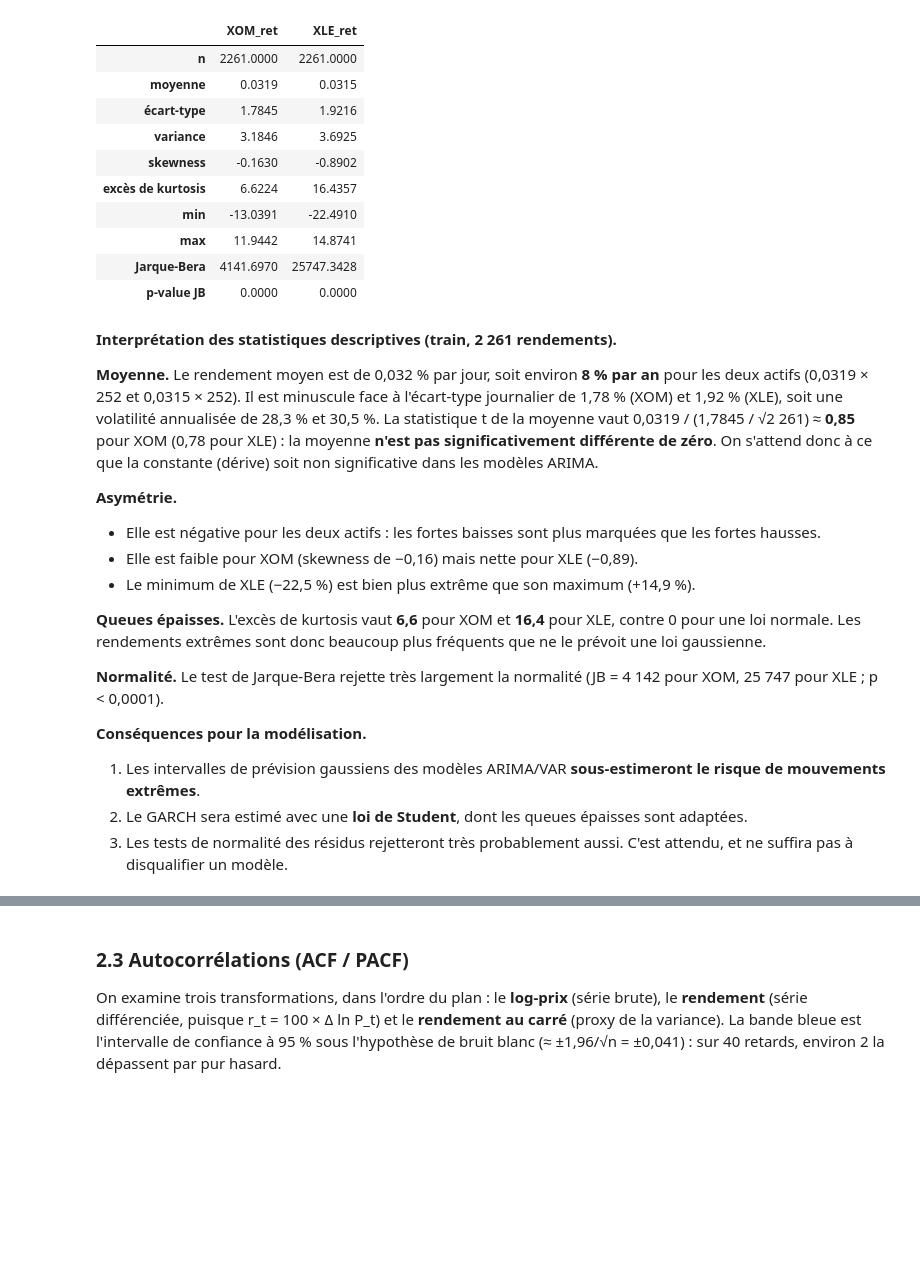
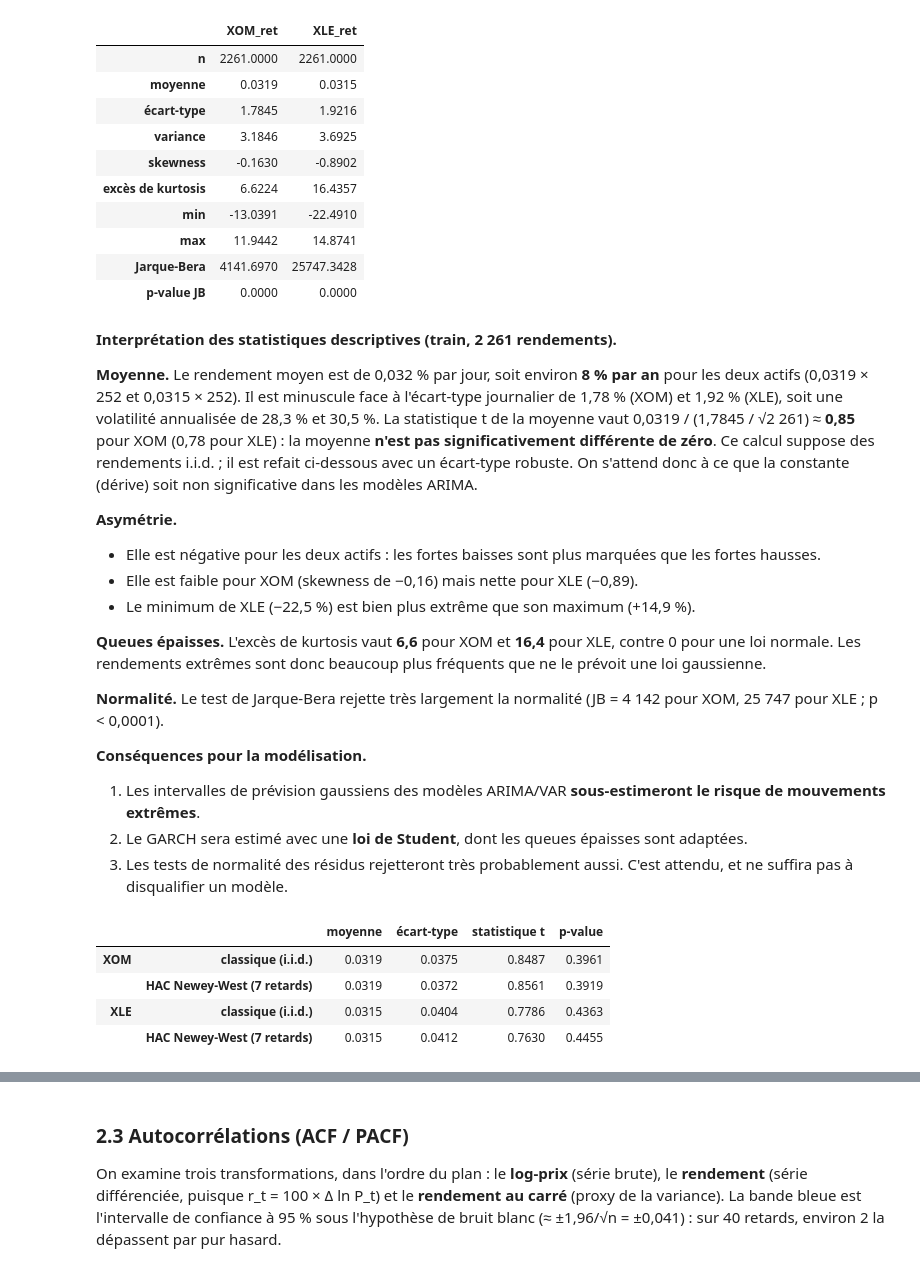
Before and after one commit to aziz28-dev/ts-project, a Jupyter notebook: notebooks/main_python.ipynb, the cells around one changed output, grey strips where cells are left out. Drawn from its saved outputs; the diff is of its cells as text; code cells hidden in the pictures; blank space fills up the shorter version.

```diff
--- a/notebooks/main_python.ipynb
+++ b/notebooks/main_python.ipynb
@@ -427,7 +427,7 @@ desc
 # %% [markdown]
 **Interprétation des statistiques descriptives (train, 2 261 rendements).**
 
-**Moyenne.** Le rendement moyen est de 0,032 % par jour, soit environ **8 % par an** pour les deux actifs (0,0319 × 252 et 0,0315 × 252). Il est minuscule face à l'écart-type journalier de 1,78 % (XOM) et 1,92 % (XLE), soit une volatilité annualisée de 28,3 % et 30,5 %. La statistique t de la moyenne vaut 0,0319 / (1,7845 / √2 261) ≈ **0,85** pour XOM (0,78 pour XLE) : la moyenne **n'est pas significativement différente de zéro**. On s'attend donc à ce que la constante (dérive) soit non significative dans les modèles ARIMA.
+**Moyenne.** Le rendement moyen est de 0,032 % par jour, soit environ **8 % par an** pour les deux actifs (0,0319 × 252 et 0,0315 × 252). Il est minuscule face à l'écart-type journalier de 1,78 % (XOM) et 1,92 % (XLE), soit une volatilité annualisée de 28,3 % et 30,5 %. La statistique t de la moyenne vaut 0,0319 / (1,7845 / √2 261) ≈ **0,85** pour XOM (0,78 pour XLE) : la moyenne **n'est pas significativement différente de zéro**. Ce calcul suppose des rendements i.i.d. ; il est refait ci-dessous avec un écart-type robuste. On s'attend donc à ce que la constante (dérive) soit non significative dans les modèles ARIMA.
 
 **Asymétrie.**
 - Elle est négative pour les deux actifs : les fortes baisses sont plus marquées que les fortes hausses.
@@ -442,3 +442,15 @@ desc
 1. Les intervalles de prévision gaussiens des modèles ARIMA/VAR **sous-estimeront le risque de mouvements extrêmes**.
 2. Le GARCH sera estimé avec une **loi de Student**, dont les queues épaisses sont adaptées.
 3. Les tests de normalité des résidus rejetteront très probablement aussi. C'est attendu, et ne suffira pas à disqualifier un modèle.
+# %%
+# Le t classique suppose une variance constante, contredite par la figure 2 :
+# on le recalcule avec un écart-type HAC (Newey-West), robuste à l'hétéroscédasticité et à l'autocorrélation.
+mean_tests = pd.concat({tk: eda.mean_test(TRAIN[f"{tk}_ret"]) for tk in ["XOM", "XLE"]})
+save_table(mean_tests, "tab04b_test_moyenne_hac")
+mean_tests
+# %% [output]
+|  |  | moyenne | écart-type | statistique t | p-value |
+| XOM | classique (i.i.d.) | 0.0319 | 0.0375 | 0.8487 | 0.3961 |
+|  | HAC Newey-West (7 retards) | 0.0319 | 0.0372 | 0.8561 | 0.3919 |
+| XLE | classique (i.i.d.) | 0.0315 | 0.0404 | 0.7786 | 0.4363 |
+|  | HAC Newey-West (7 retards) | 0.0315 | 0.0412 | 0.7630 | 0.4455 |
```
Also changed, not shown: parts of 6 cells of this notebook, 5 other files.
